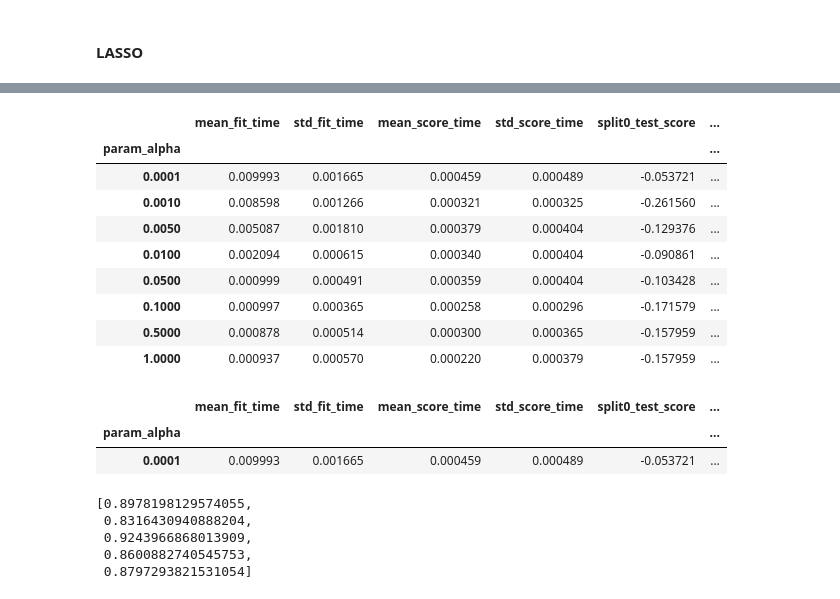
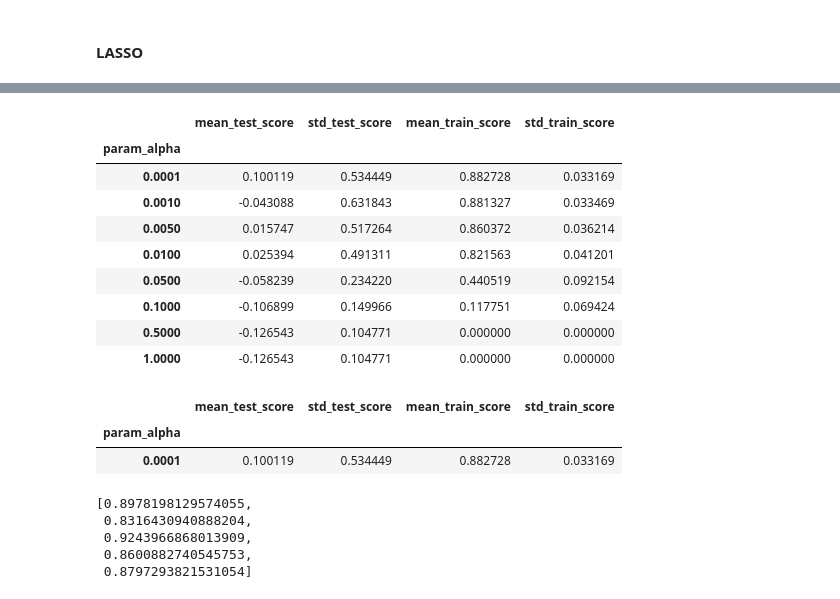
Before and after one commit to DawidSzczerba/umwpl2021-hepatoxicity-prediction, a Jupyter notebook: notebooks/alt_prediction.ipynb, the cells around one changed output, grey strips where cells are left out. Saved outputs shown, nothing was run; the diff lists cells and outputs as text; code cells hidden in the pictures.

```diff
--- a/notebooks/alt_prediction.ipynb
+++ b/notebooks/alt_prediction.ipynb
@@ -250,25 +250,25 @@ cv_results
 # %%
 groups = cv_results.groupby(by=["param_alpha"])
 # %%
-mean_values_for_param_alpha = groups.mean()
+mean_values_for_param_alpha = groups.agg({'mean_test_score': "mean", 'std_test_score': "mean",'mean_train_score': 'mean', 'std_train_score': 'mean'})
 mean_values_for_param_alpha
 # %% [output]
-|  | mean_fit_time | std_fit_time | mean_score_time | std_score_time | split0_test_score | ... |
-| param_alpha |  |  |  |  |  | ... |
-| 0.0001 | 0.009993 | 0.001665 | 0.000459 | 0.000489 | -0.053721 | ... |
-| 0.0010 | 0.008598 | 0.001266 | 0.000321 | 0.000325 | -0.261560 | ... |
-| 0.0050 | 0.005087 | 0.001810 | 0.000379 | 0.000404 | -0.129376 | ... |
-| 0.0100 | 0.002094 | 0.000615 | 0.000340 | 0.000404 | -0.090861 | ... |
-| 0.0500 | 0.000999 | 0.000491 | 0.000359 | 0.000404 | -0.103428 | ... |
-| 0.1000 | 0.000997 | 0.000365 | 0.000258 | 0.000296 | -0.171579 | ... |
-| 0.5000 | 0.000878 | 0.000514 | 0.000300 | 0.000365 | -0.157959 | ... |
-| 1.0000 | 0.000937 | 0.000570 | 0.000220 | 0.000379 | -0.157959 | ... |
+|  | mean_test_score | std_test_score | mean_train_score | std_train_score |
+| param_alpha |  |  |  |  |
+| 0.0001 | 0.100119 | 0.534449 | 0.882728 | 0.033169 |
+| 0.0010 | -0.043088 | 0.631843 | 0.881327 | 0.033469 |
+| 0.0050 | 0.015747 | 0.517264 | 0.860372 | 0.036214 |
+| 0.0100 | 0.025394 | 0.491311 | 0.821563 | 0.041201 |
+| 0.0500 | -0.058239 | 0.234220 | 0.440519 | 0.092154 |
+| 0.1000 | -0.106899 | 0.149966 | 0.117751 | 0.069424 |
+| 0.5000 | -0.126543 | 0.104771 | 0.000000 | 0.000000 |
+| 1.0000 | -0.126543 | 0.104771 | 0.000000 | 0.000000 |
 # %%
 mean_values_for_param_alpha.sort_values('mean_test_score', ascending=False).iloc[:1]
 # %% [output]
-|  | mean_fit_time | std_fit_time | mean_score_time | std_score_time | split0_test_score | ... |
-| param_alpha |  |  |  |  |  | ... |
-| 0.0001 | 0.009993 | 0.001665 | 0.000459 | 0.000489 | -0.053721 | ... |
+|  | mean_test_score | std_test_score | mean_train_score | std_train_score |
+| param_alpha |  |  |  |  |
+| 0.0001 | 0.100119 | 0.534449 | 0.882728 | 0.033169 |
 # %%
 results_train_score = []
 results_test_score = []
```
Also changed, not shown: parts of 5 cells of this notebook, 1 other file.
